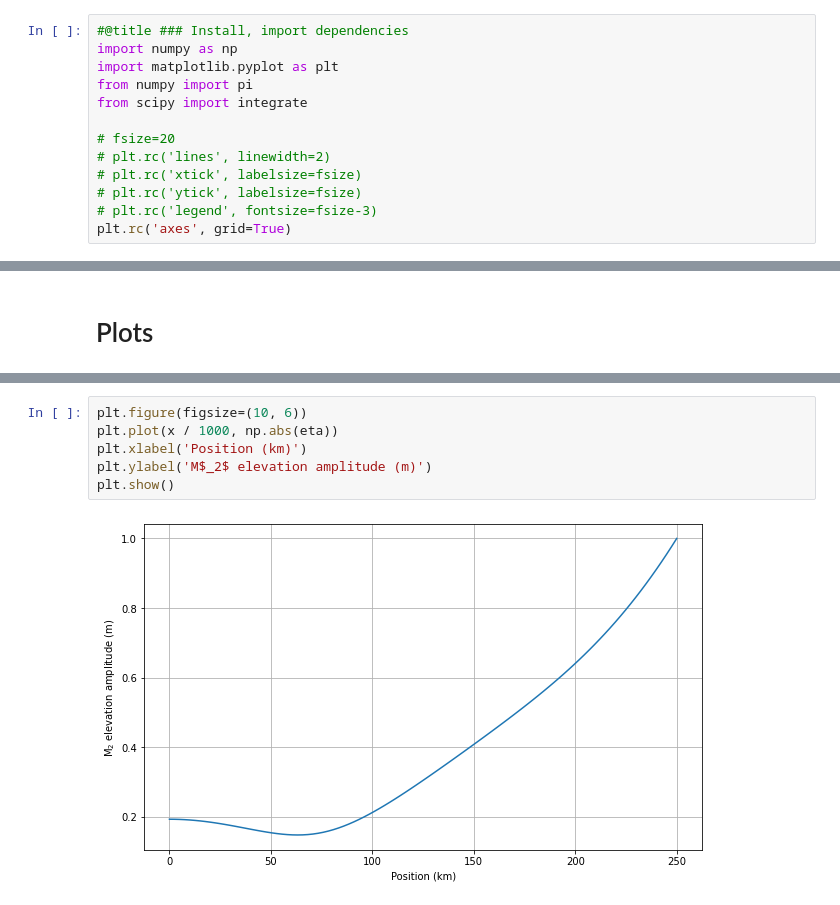
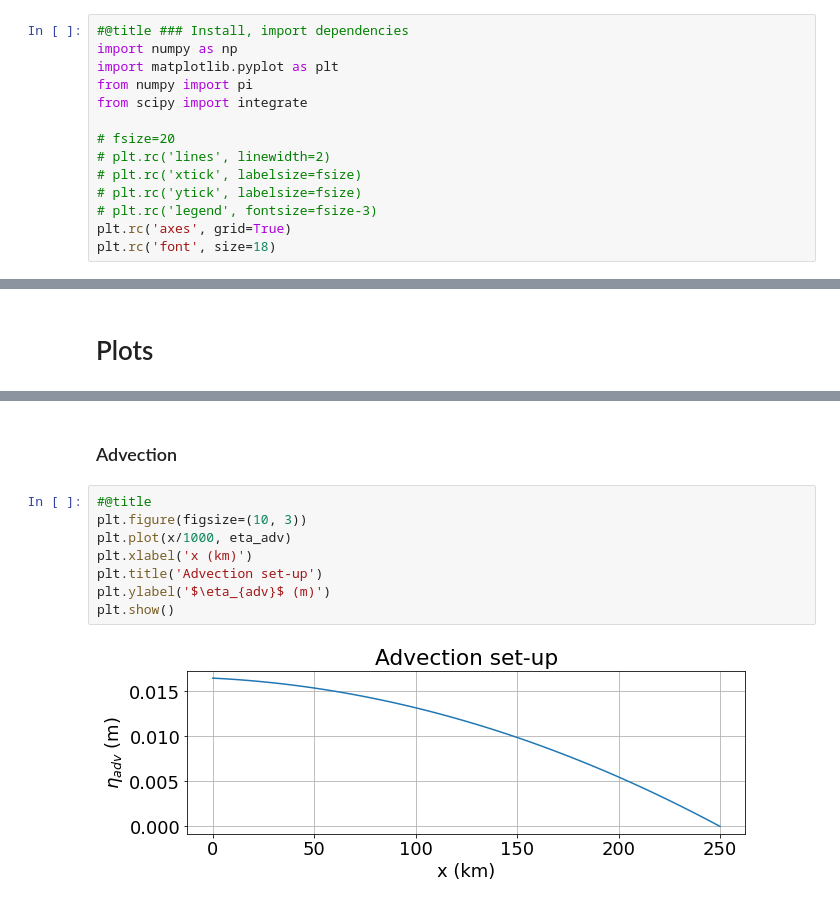
Before and after one commit to JinyangWang27/singleChannel2DV, a Jupyter notebook: singleChannel2DV.ipynb, the cells around one changed output, grey strips where cells are left out. Cells and saved outputs as stored; diff of their text form.

```diff
--- a/singleChannel2DV.ipynb
+++ b/singleChannel2DV.ipynb
@@ -15,6 +15,7 @@ from scipy import integrate
 # plt.rc('ytick', labelsize=fsize)
 # plt.rc('legend', fontsize=fsize-3)
 plt.rc('axes', grid=True)
+plt.rc('font', size=18)
 # %% [markdown]
 Channel settings
 
@@ -152,8 +288,12 @@ plt.plot(x, eta_adv)
+# %% [markdown]
+### Advection
 # %%
-plt.figure(figsize=(10, 6))
-plt.plot(x / 1000, np.abs(eta))
-plt.xlabel('Position (km)')
-plt.ylabel('M$_2$ elevation amplitude (m)')
+#@title
+plt.figure(figsize=(10, 3))
+plt.plot(x/1000, eta_adv)
+plt.xlabel('x (km)')
+plt.title('Advection set-up')
+plt.ylabel('$\eta_{adv}$ (m)')
 plt.show()
 # %% [output]
-[figure, old version]
+[figure, new version]
```
Also changed, not shown: parts of 24 cells of this notebook.
